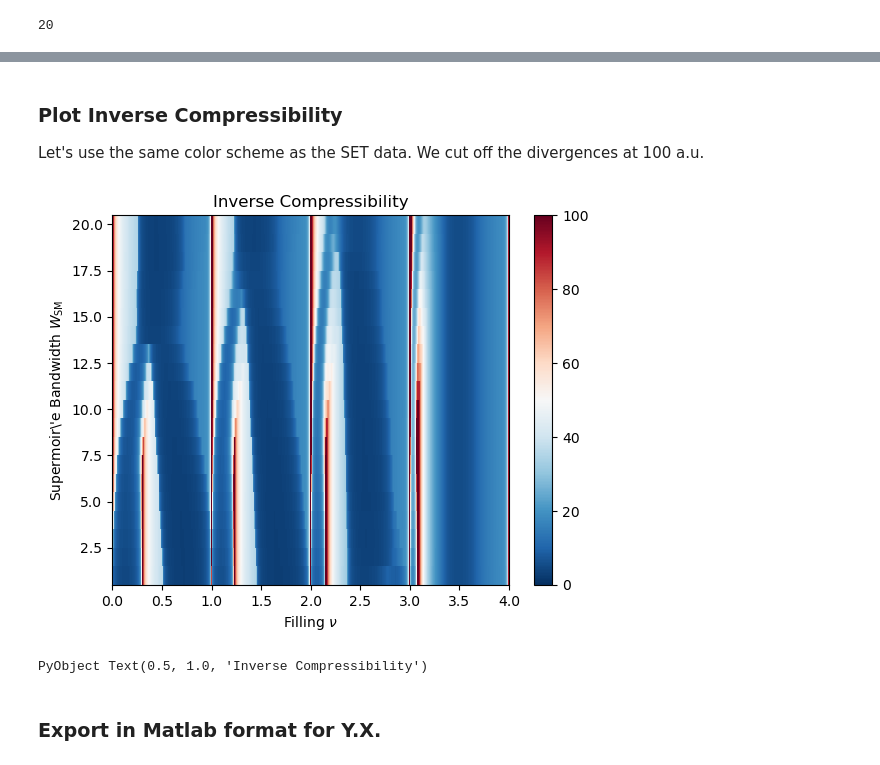
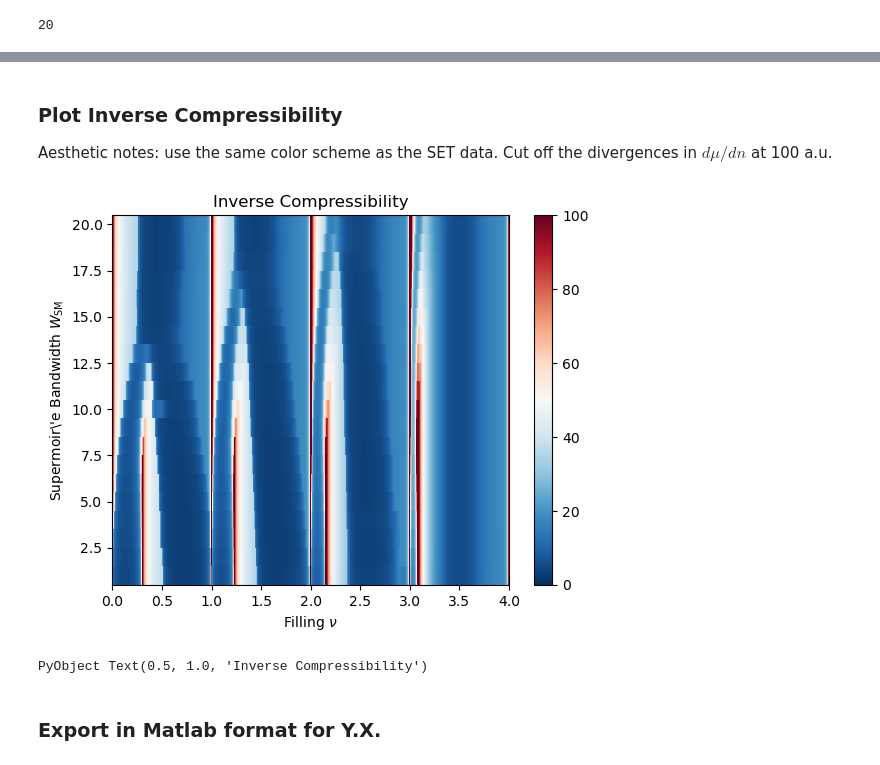
Before and after one commit to DanielEricParker/HF0d, a Jupyter notebook: examples/Supermoire_model_Figures.ipynb, the cells around one changed output, grey strips where cells are left out. Saved outputs shown, nothing was run; the diff lists cells and outputs as text; code cells hidden in the pictures.

```diff
--- a/examples/Supermoire_model_Figures.ipynb
+++ b/examples/Supermoire_model_Figures.ipynb
@@ -238,18 +221,18 @@ dmudn_interp = 1 ./ stack(κs_interp);
 # %% [markdown]
 ### Plot Inverse Compressibility
 
-Let's use the same color scheme as the SET data. We cut off the divergences at 100 a.u.
+Aesthetic notes: use the same color scheme as the SET data. Cut off the divergences in $d\mu/dn$ at 100 a.u.
 # %%
+PyPlot.svg(false)
 pcolormesh(νs_interp, W2s, dmudn_interp',vmin=0,vmax=100,cmap="RdBu_r")
 cb = colorbar()
-# xlim(0,4)
 
 xlabel(L"Filling $\nu$")
 ylabel(L"Supermoir\'e Bandwidth $W_{\mathrm{SM}}$")
 title("Inverse Compressibility")
 # savefig("inverse_compressibilty_versus_sm_Bandwidth.png")
 # %% [output]
-[figure, old version]
+[figure, new version]
 PyObject Text(0.5, 1.0, 'Inverse Compressibility')
 # %% [markdown]
 ### Export in Matlab format for Y.X.
```
Also changed, not shown: parts of 14 cells of this notebook, 2 other files.
